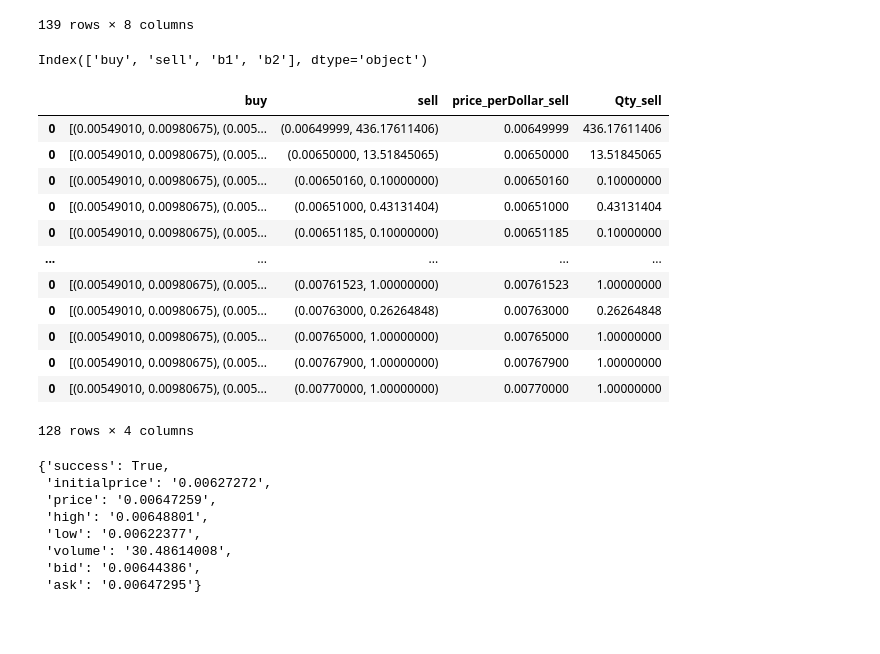
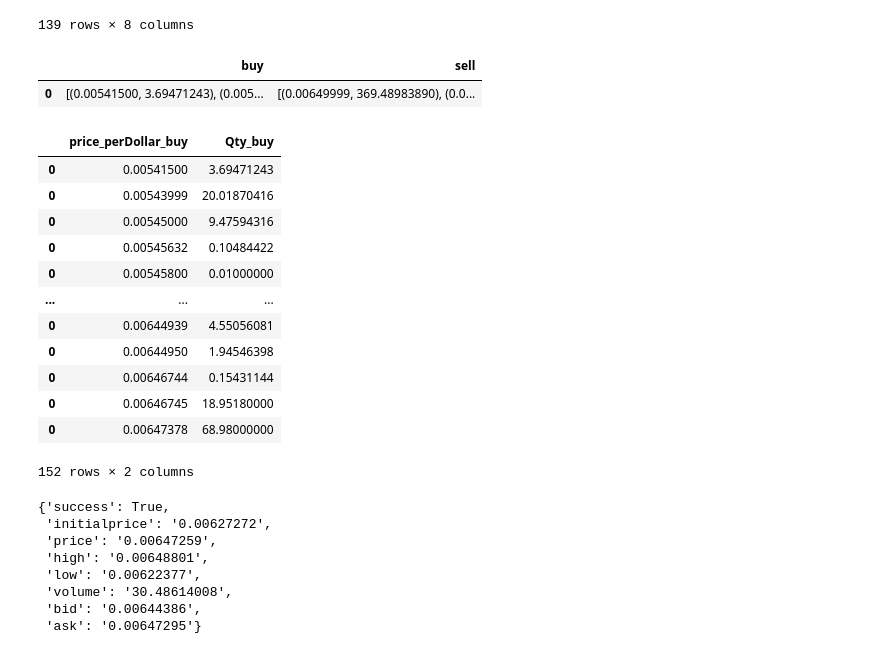
Before and after one commit to MrFuguDataScience/various_API_connections, a Jupyter notebook: TradeOgre_API.ipynb, the cells around one changed output. Saved outputs shown, nothing was run; the diff lists cells and outputs as text; code cells hidden in the pictures; blank space fills up the shorter version.

Commit message:
TradeOgre_API
add calls, drop useless junk, fix functions

```diff
--- a/TradeOgre_API.ipynb
+++ b/TradeOgre_API.ipynb
@@ -91,52 +91,48 @@ bb_=defaultdict(list)
 for i in ex_2.items():
     if i[0] !='success':
         bb[i[0]].append([(k, v) for k, v in i[1].items()])
-#         l_ = [(k, v) for k, v in i[1].items()]
-        bb_[i[0]].append(i[1])
+
+#         bb_[i[0]].append(i[1])
 st_=pd.DataFrame(bb)
 
-# for i in st_.columns:
-v=st_.explode('buy')
+st_.head()
 
-v[['b1', 'b2']] = pd.DataFrame(v['buy'].tolist(), index=v.index)
 
-v
-# st_.explode('buy')
-# pd.DataFrame(v['buy'].tolist())
-
-# pd.DataFrame(bb_)
-
-# pd.json_normalize(json.loads(st_.to_json(orient="index")))
-# possibly function to make this call every so often and store data
+# pd.DataFrame(bb_)['buy']
 # %% [output]
-Index(['buy', 'sell', 'b1', 'b2'], dtype='object')
+|  | buy | sell |
+| 0 | [(0.00541500, 3.69471243), (0.005... | [(0.00649999, 369.48983890), (0.0... |
 # %%
 def parse_cols(column_names_list,df):
+
     for i in column_names_list:
+
         v=df.explode(i)
-#     print(v)
-#         v=v
+
         v[['price_perDollar_'+i, 'Qty_'+i]] = pd.DataFrame(v[i].tolist(),index=v.index)
 
-    return v
+    return v[['price_perDollar_'+i, 'Qty_'+i]]
 
 
-sell=parse_cols('sell',st_)
-buy=parse_cols('buy',st_)
+sell=parse_cols(['sell'],pd.DataFrame(st_['sell']))
+
+buy=parse_cols(['buy'],pd.DataFrame(st_['buy']))
+sell
+buy
 # %% [output]
-|  | buy | sell | price_perDollar_sell | Qty_sell |
-| 0 | [(0.00549010, 0.00980675), (0.005... | (0.00649999, 436.17611406) | 0.00649999 | 436.17611406 |
-| 0 | [(0.00549010, 0.00980675), (0.005... | (0.00650000, 13.51845065) | 0.00650000 | 13.51845065 |
-| 0 | [(0.00549010, 0.00980675), (0.005... | (0.00650160, 0.10000000) | 0.00650160 | 0.10000000 |
-| 0 | [(0.00549010, 0.00980675), (0.005... | (0.00651000, 0.43131404) | 0.00651000 | 0.43131404 |
-| 0 | [(0.00549010, 0.00980675), (0.005... | (0.00651185, 0.10000000) | 0.00651185 | 0.10000000 |
-| ... | ... | ... | ... | ... |
-| 0 | [(0.00549010, 0.00980675), (0.005... | (0.00761523, 1.00000000) | 0.00761523 | 1.00000000 |
-| 0 | [(0.00549010, 0.00980675), (0.005... | (0.00763000, 0.26264848) | 0.00763000 | 0.26264848 |
-| 0 | [(0.00549010, 0.00980675), (0.005... | (0.00765000, 1.00000000) | 0.00765000 | 1.00000000 |
-| 0 | [(0.00549010, 0.00980675), (0.005... | (0.00767900, 1.00000000) | 0.00767900 | 1.00000000 |
-| 0 | [(0.00549010, 0.00980675), (0.005... | (0.00770000, 1.00000000) | 0.00770000 | 1.00000000 |
+|  | price_perDollar_buy | Qty_buy |
+| 0 | 0.00541500 | 3.69471243 |
+| 0 | 0.00543999 | 20.01870416 |
+| 0 | 0.00545000 | 9.47594316 |
+| 0 | 0.00545632 | 0.10484422 |
+| 0 | 0.00545800 | 0.01000000 |
+| ... | ... | ... |
+| 0 | 0.00644939 | 4.55056081 |
+| 0 | 0.00644950 | 1.94546398 |
+| 0 | 0.00646744 | 0.15431144 |
+| 0 | 0.00646745 | 18.95180000 |
+| 0 | 0.00647378 | 68.98000000 |
-128 rows × 4 columns
+152 rows × 2 columns
 # %%
 # /ticker/{market}
 
```
Also changed, not shown: parts of 2 cells of this notebook.
